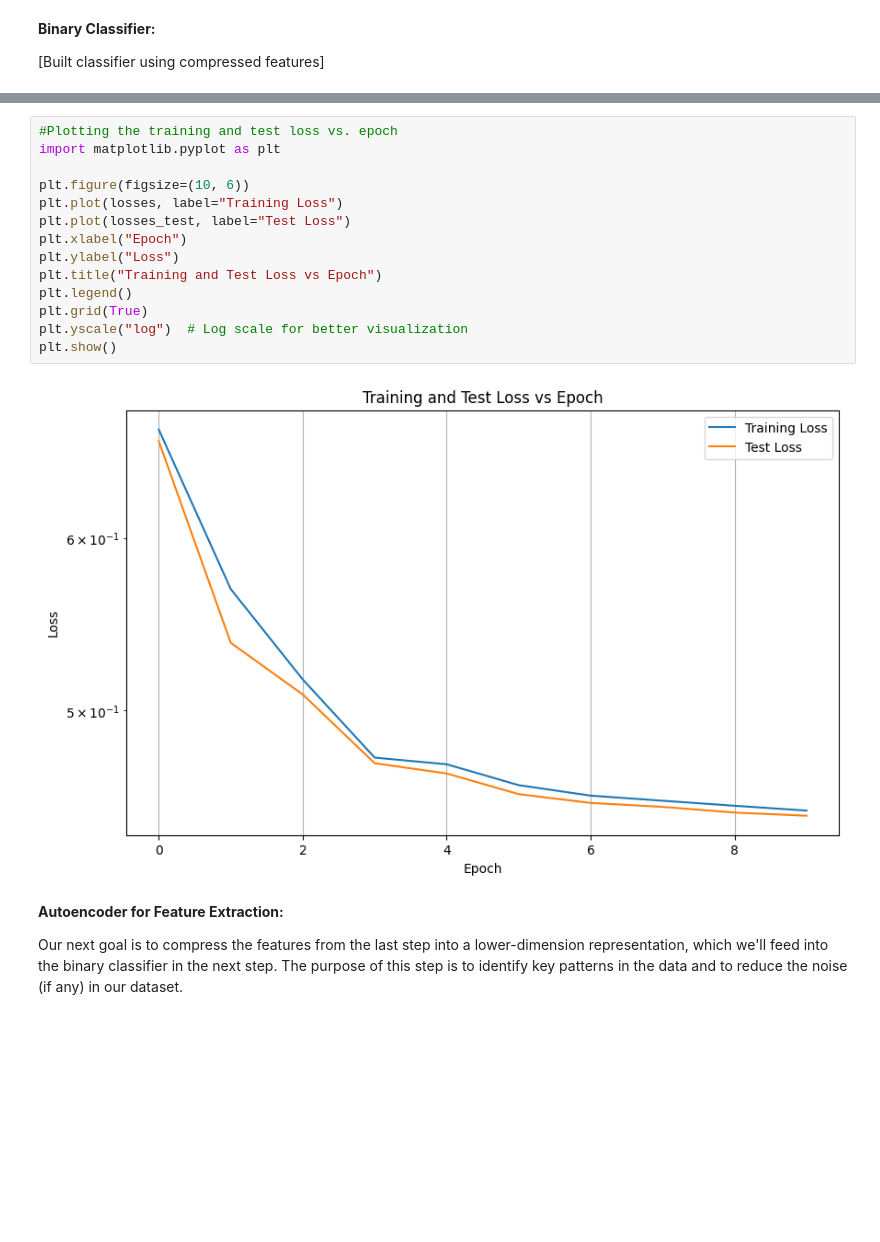
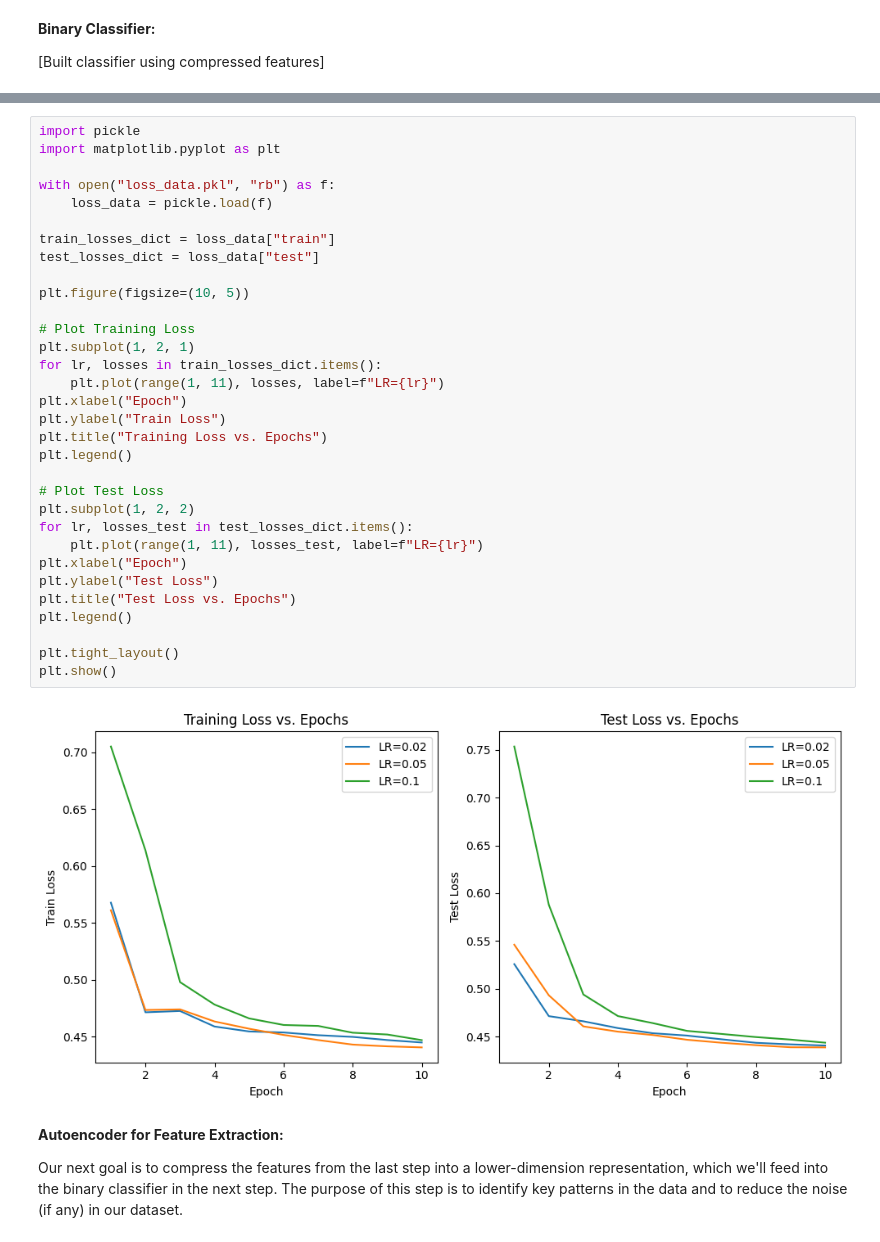
Before and after one commit to fariyanalam/Projects, a Jupyter notebook: PHYS152_Final_Project.ipynb, the cells around one changed output, grey strips where cells are left out. Cells and saved outputs as stored; diff of their text form; blank space fills up the shorter version.

```diff
--- a/PHYS152_Final_Project.ipynb
+++ b/PHYS152_Final_Project.ipynb
@@ -174,19 +192,37 @@ Epoch 10 | Time: 67.1s | Train Loss: 4.5e-01 | Test Loss: 4.5e-01
-# %%
-#Plotting the training and test loss vs. epoch
-import matplotlib.pyplot as plt
-
-plt.figure(figsize=(10, 6))
-plt.plot(losses, label="Training Loss")
-plt.plot(losses_test, label="Test Loss")
-plt.xlabel("Epoch")
-plt.ylabel("Loss")
-plt.title("Training and Test Loss vs Epoch")
-plt.legend()
-plt.grid(True)
-plt.yscale("log")  # Log scale for better visualization
-plt.show()
-# %% [output]
-[figure, removed]
+# %%
+import pickle
+import matplotlib.pyplot as plt
+
+with open("loss_data.pkl", "rb") as f:
+    loss_data = pickle.load(f)
+
+train_losses_dict = loss_data["train"]
+test_losses_dict = loss_data["test"]
+
+plt.figure(figsize=(10, 5))
+
+# Plot Training Loss
+plt.subplot(1, 2, 1)
+for lr, losses in train_losses_dict.items():
+    plt.plot(range(1, 11), losses, label=f"LR={lr}")
+plt.xlabel("Epoch")
+plt.ylabel("Train Loss")
+plt.title("Training Loss vs. Epochs")
+plt.legend()
+
+# Plot Test Loss
+plt.subplot(1, 2, 2)
+for lr, losses_test in test_losses_dict.items():
+    plt.plot(range(1, 11), losses_test, label=f"LR={lr}")
+plt.xlabel("Epoch")
+plt.ylabel("Test Loss")
+plt.title("Test Loss vs. Epochs")
+plt.legend()
+
+plt.tight_layout()
+plt.show()
+# %% [output]
+[figure, added]
 # %% [markdown]
 **Autoencoder for Feature Extraction:**
 
```
Also changed, not shown: parts of 1 cell of this notebook.
